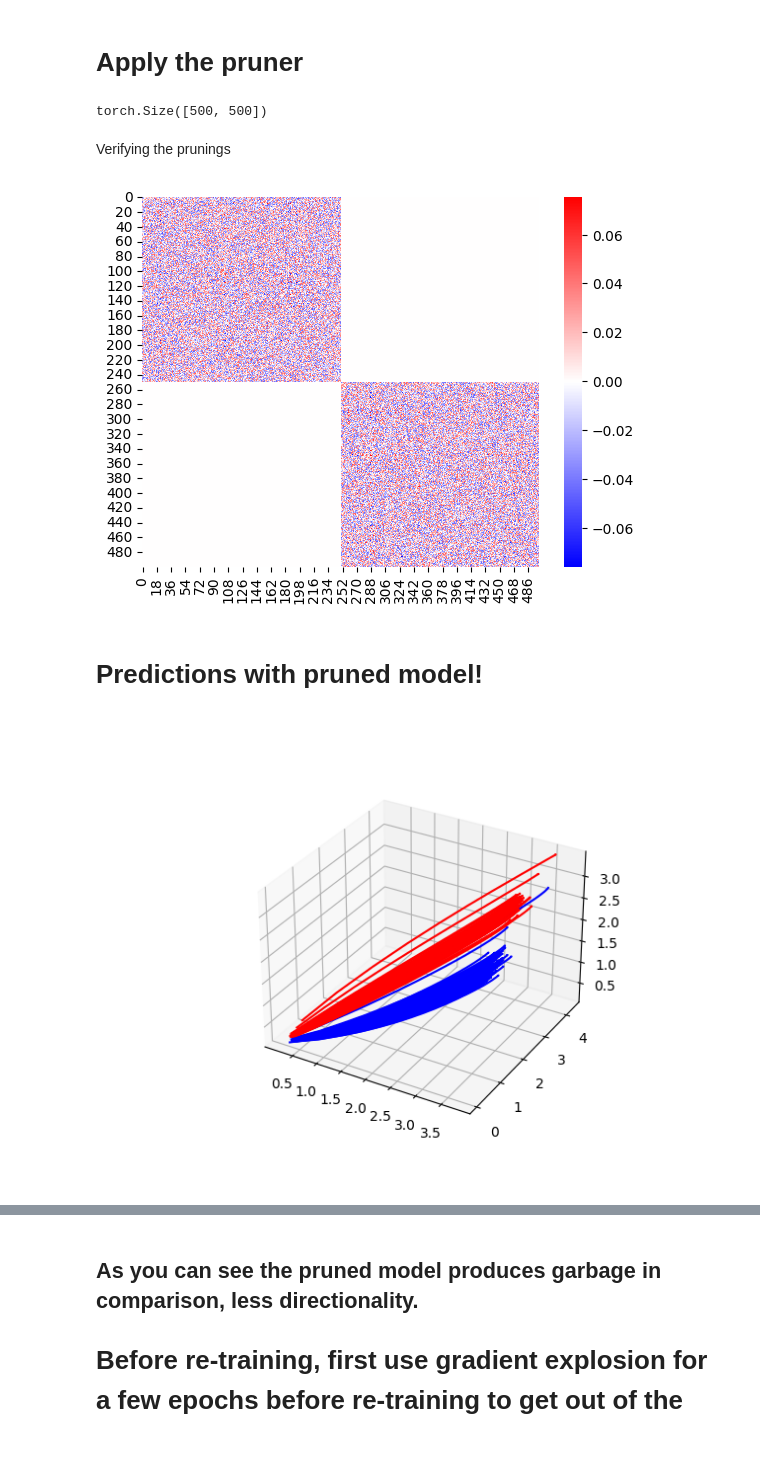
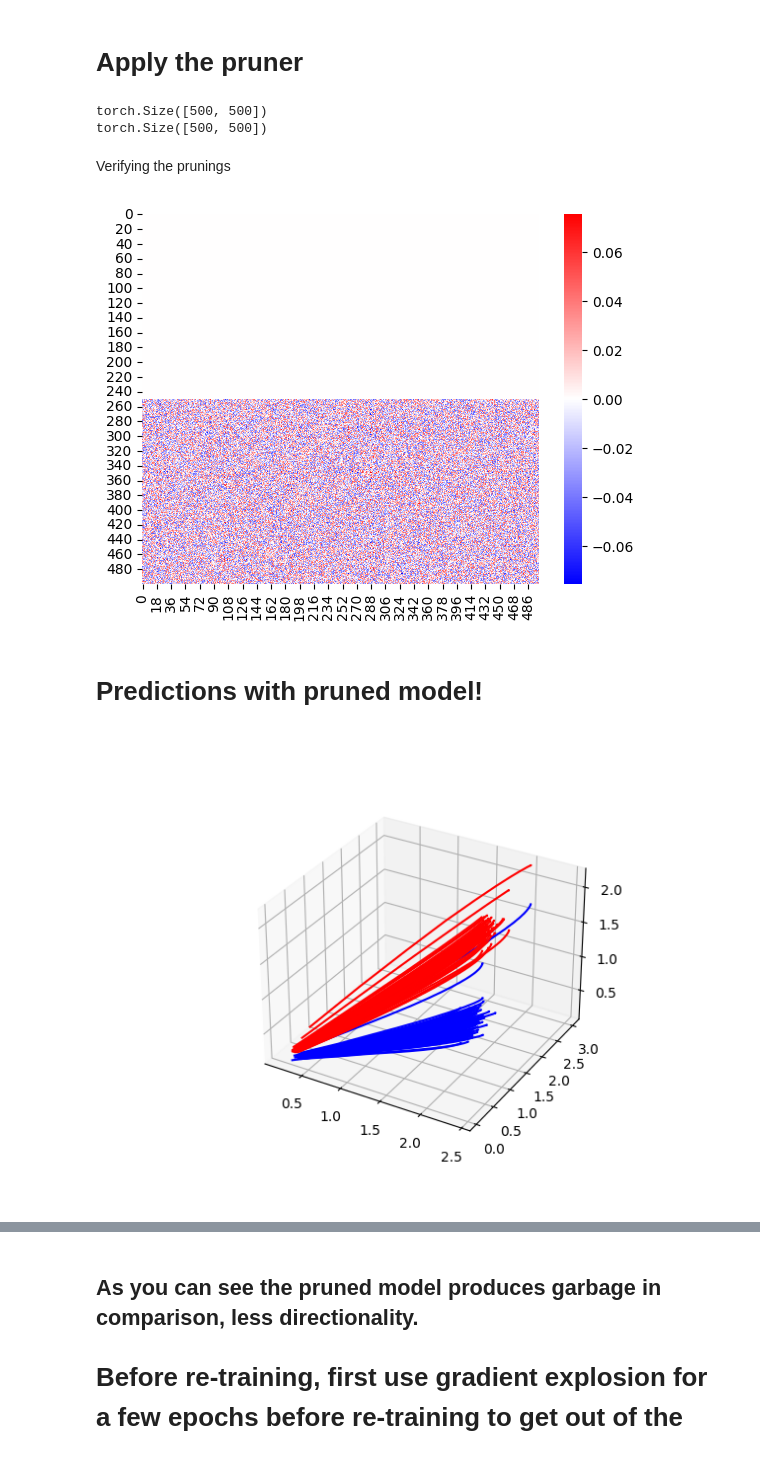
Before and after one commit to kushalkolar/rnn-go-brr, a Jupyter notebook: rnngobrr/torch_rnn_pruning.ipynb, the cells around one changed output, grey strips where cells are left out. Cells and saved outputs as stored; diff of their text form; code cells hidden in the pictures.

```diff
--- a/rnngobrr/torch_rnn_pruning.ipynb
+++ b/rnngobrr/torch_rnn_pruning.ipynb
@@ -305,11 +361,18 @@ torch.save(simple_rnn.state_dict(), "./simple_rnn.pt")
 # %%
-prune_rnn = SimpleRNN(
+prune_rnn_ascent = SimpleRNN(
     input_size=4,
     hidden_size=500,
     output_size=3,
 ).cuda()
+
+prune_rnn_no_ascent = SimpleRNN(
+    input_size=4,
+    hidden_size=500,
+    output_size=3,
+).cuda()
 # %%
-prune_rnn.load_state_dict(torch.load("./simple_rnn.pt"))
+prune_rnn_ascent.load_state_dict(torch.load("./simple_rnn.pt"))
+prune_rnn_no_ascent.load_state_dict(torch.load("./simple_rnn.pt"))
 # %% [output]
 <All keys matched successfully>
 # %% [markdown]
@@ -334,8 +401,8 @@ class Pruner(prune.BasePruningMethod):
     def compute_mask(self, t, default_mask):
         mask = default_mask.clone()
         print(mask.shape)
-        mask[:n_prune, n_prune:] = 0
-        mask[n_prune:, :n_prune] = 0
+        mask[range(n_prune)] = 0
+        # mask[n_prune:, :n_prune] = 0
         return mask
 
 
@@ -345,26 +412,28 @@ def pruner(module, name):
 # %% [markdown]
 # Apply the pruner
 # %%
-prune_rnn.rnn = pruner(prune_rnn.rnn, "weight_hh_l0")
+prune_rnn_ascent.rnn = pruner(prune_rnn_ascent.rnn, "weight_hh_l0")
+prune_rnn_no_ascent.rnn = pruner(prune_rnn_no_ascent.rnn, "weight_hh_l0")
 # %% [output]
 torch.Size([500, 500])
+torch.Size([500, 500])
 # %% [markdown]
 Verifying the prunings
 # %%
 %matplotlib inline
 
-sns.heatmap(prune_rnn.rnn.weight_hh_l0.detach().cpu().numpy(), cmap="bwr")
+sns.heatmap(prune_rnn_no_ascent.rnn.weight_hh_l0.detach().cpu().numpy(), cmap="bwr")
 plt.show()
 # %% [output]
-[figure, old version]
+[figure, new version]
 # %% [markdown]
 # Predictions with pruned model!
 # %%
 %matplotlib ipympl
 inputs = all_targets.swapaxes(1, 2)[:, 0, :].reshape(156, 1, 4)
-preds_pruned = plot_preds(prune_rnn, inputs)
+preds_pruned = plot_preds(prune_rnn_no_ascent, inputs)
 # %% [output]
-[figure, old version]
+[figure, new version]
 # %%
 target_accuracy(preds_pruned)
 # %% [output]
```
Also changed, not shown: parts of 31 cells of this notebook.
